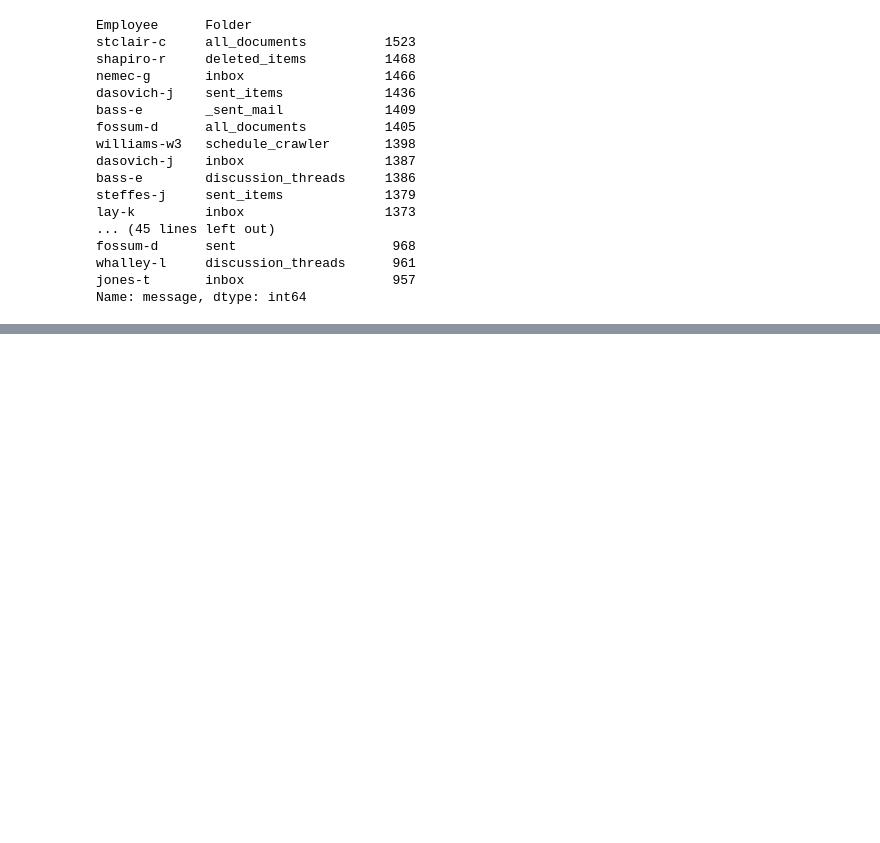
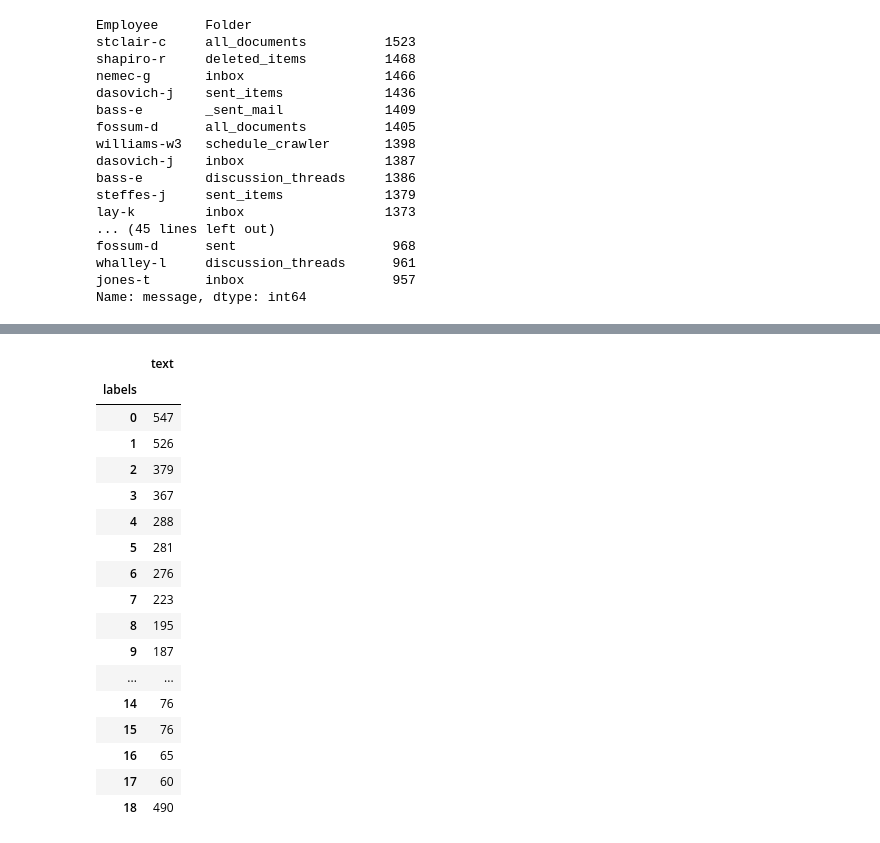
Before and after one commit to rongliprojects/EmailAutoLabeler, a Jupyter notebook: EmailAutoLabeling.ipynb, the cells around one changed output, grey strips where cells are left out. Saved outputs shown, nothing was run; the diff lists cells and outputs as text; code cells hidden in the pictures; blank space fills up the shorter version.

```diff
--- a/EmailAutoLabeling.ipynb
+++ b/EmailAutoLabeling.ipynb
@@ -432,0 +620,21 @@ We will be killing about 2000 deals in Sitara tonight. Whenever a deal is touche
+# %%
+kaminski_v_email_input.groupby('labels').count()
+# %% [output]
+|  | text |
+| labels |  |
+| 0 | 547 |
+| 1 | 526 |
+| 2 | 379 |
+| 3 | 367 |
+| 4 | 288 |
+| 5 | 281 |
+| 6 | 276 |
+| 7 | 223 |
+| 8 | 195 |
+| 9 | 187 |
+| ... | ... |
+| 14 | 76 |
+| 15 | 76 |
+| 16 | 65 |
+| 17 | 60 |
+| 18 | 490 |
```
Also changed, not shown: parts of 46 cells of this notebook.
